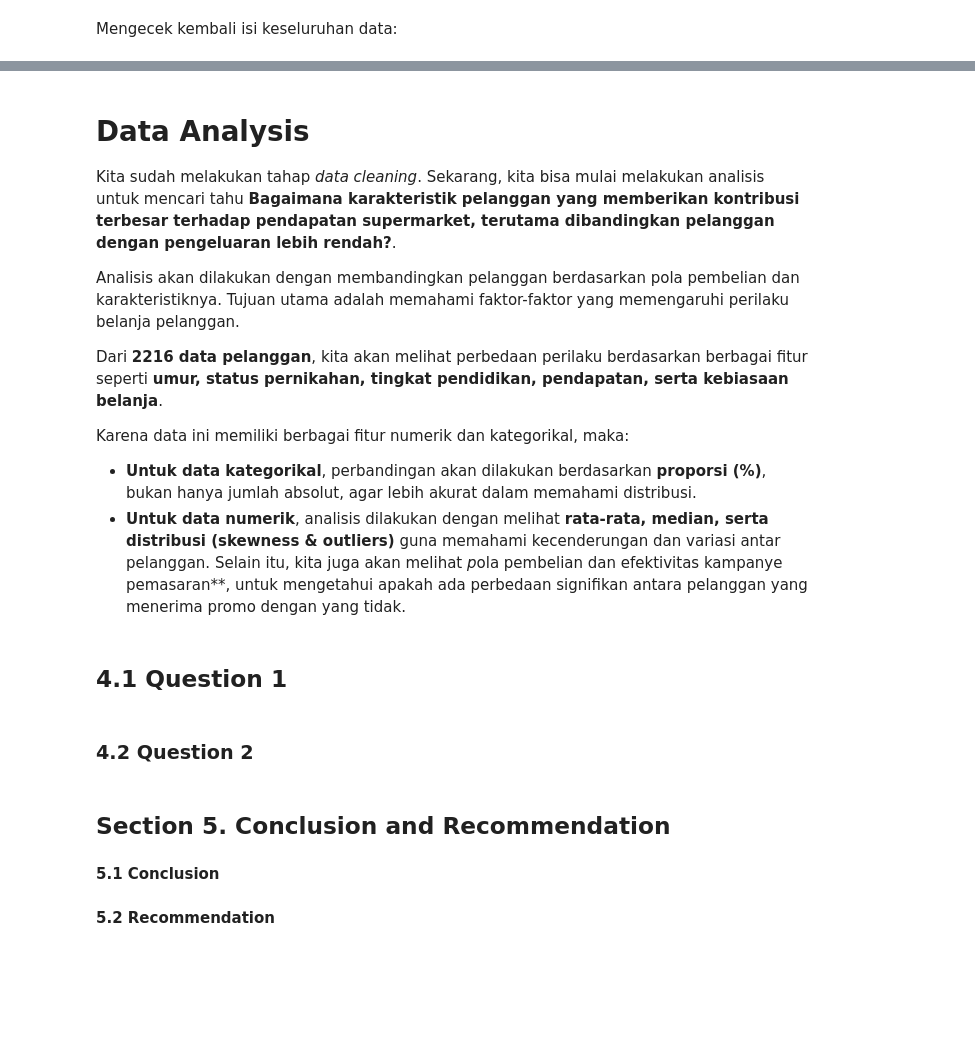
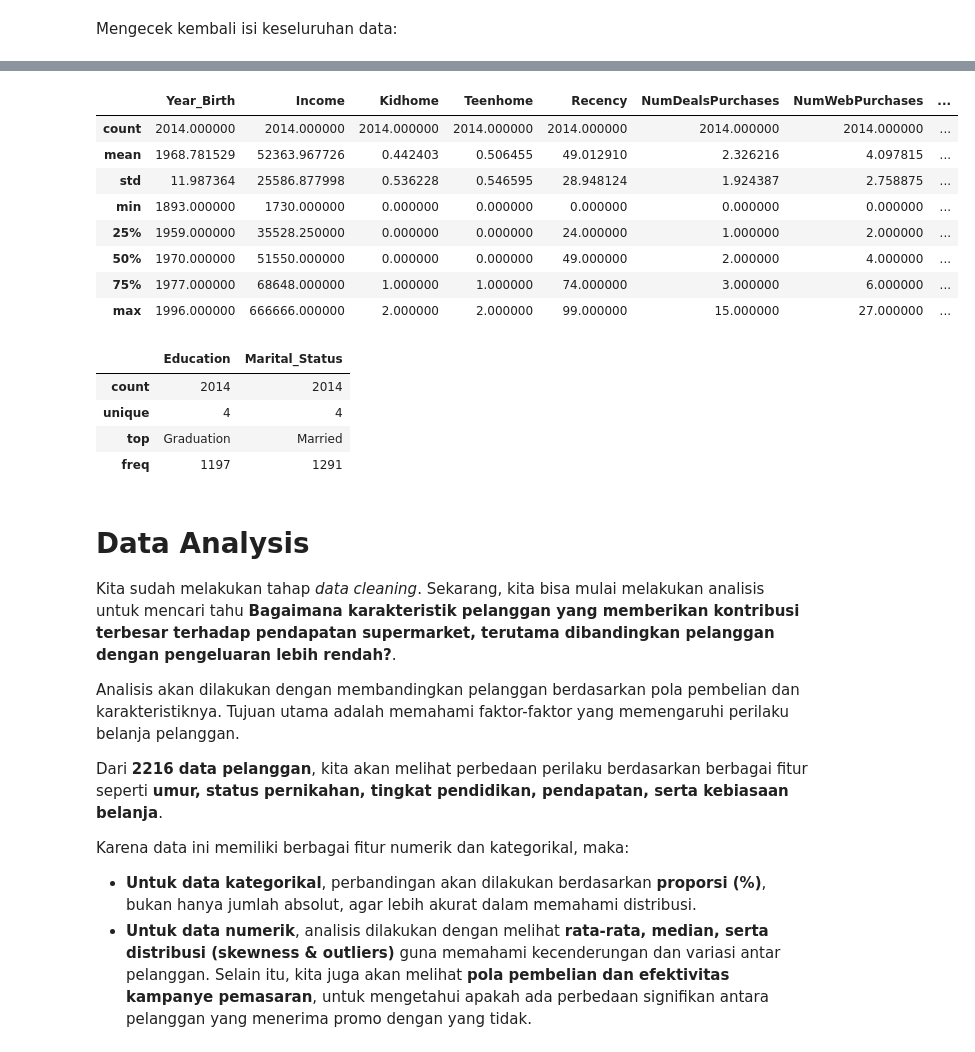
Before and after one commit to Himmel134/supermarket_customers, a Jupyter notebook: notebooks/1.0-bdp-inital-data-exploration.ipynb, the cells around one changed output, grey strips where cells are left out. Drawn from its saved outputs; the diff is of its cells as text; code cells hidden in the pictures; blank space fills up the shorter version.

```diff
--- a/notebooks/1.0-bdp-inital-data-exploration.ipynb
+++ b/notebooks/1.0-bdp-inital-data-exploration.ipynb
@@ -376,3 +374,20 @@ dfDesc
+# %%
+display(df.describe(), df.describe(include='object'))
+# %% [output]
+|  | Year_Birth | Income | Kidhome | Teenhome | Recency | NumDealsPurchases | NumWebPurchases | ... |
+| count | 2014.000000 | 2014.000000 | 2014.000000 | 2014.000000 | 2014.000000 | 2014.000000 | 2014.000000 | ... |
+| mean | 1968.781529 | 52363.967726 | 0.442403 | 0.506455 | 49.012910 | 2.326216 | 4.097815 | ... |
+| std | 11.987364 | 25586.877998 | 0.536228 | 0.546595 | 28.948124 | 1.924387 | 2.758875 | ... |
+| min | 1893.000000 | 1730.000000 | 0.000000 | 0.000000 | 0.000000 | 0.000000 | 0.000000 | ... |
+| 25% | 1959.000000 | 35528.250000 | 0.000000 | 0.000000 | 24.000000 | 1.000000 | 2.000000 | ... |
+| 50% | 1970.000000 | 51550.000000 | 0.000000 | 0.000000 | 49.000000 | 2.000000 | 4.000000 | ... |
+| 75% | 1977.000000 | 68648.000000 | 1.000000 | 1.000000 | 74.000000 | 3.000000 | 6.000000 | ... |
+| max | 1996.000000 | 666666.000000 | 2.000000 | 2.000000 | 99.000000 | 15.000000 | 27.000000 | ... |
+|  | Education | Marital_Status |
+| count | 2014 | 2014 |
+| unique | 4 | 4 |
+| top | Graduation | Married |
+| freq | 1197 | 1291 |
 # %% [markdown]
 # Data Analysis
 Kita sudah melakukan tahap _data cleaning_. Sekarang, kita bisa mulai melakukan analisis untuk mencari tahu **Bagaimana karakteristik pelanggan yang memberikan kontribusi terbesar terhadap pendapatan supermarket, terutama dibandingkan pelanggan dengan pengeluaran lebih rendah?**.
@@ -385,14 +400,4 @@ Karena data ini memiliki berbagai fitur numerik dan kategorikal, maka:
 
 * **Untuk data kategorikal**, perbandingan akan dilakukan berdasarkan **proporsi (%)**, bukan hanya jumlah absolut, agar lebih akurat dalam memahami distribusi.
 * **Untuk data numerik**, analisis dilakukan dengan melihat **rata-rata, median, serta distribusi (skewness & outliers)** guna memahami kecenderungan dan variasi antar pelanggan.
-Selain itu, kita juga akan melihat *p*ola pembelian dan efektivitas kampanye pemasaran**, untuk mengetahui apakah ada perbedaan signifikan antara pelanggan yang menerima promo dengan yang tidak.
+Selain itu, kita juga akan melihat **pola pembelian dan efektivitas kampanye pemasaran**, untuk mengetahui apakah ada perbedaan signifikan antara pelanggan yang menerima promo dengan yang tidak.
-# %% [markdown]
-## **4.1 Question 1**
-# %% [markdown]
-### **4.2 Question 2**
-# %% [markdown]
-## **Section 5. Conclusion and Recommendation**
-# %% [markdown]
-**5.1 Conclusion**
-# %% [markdown]
-**5.2 Recommendation**
```
Also changed, not shown: parts of 53 cells of this notebook.
